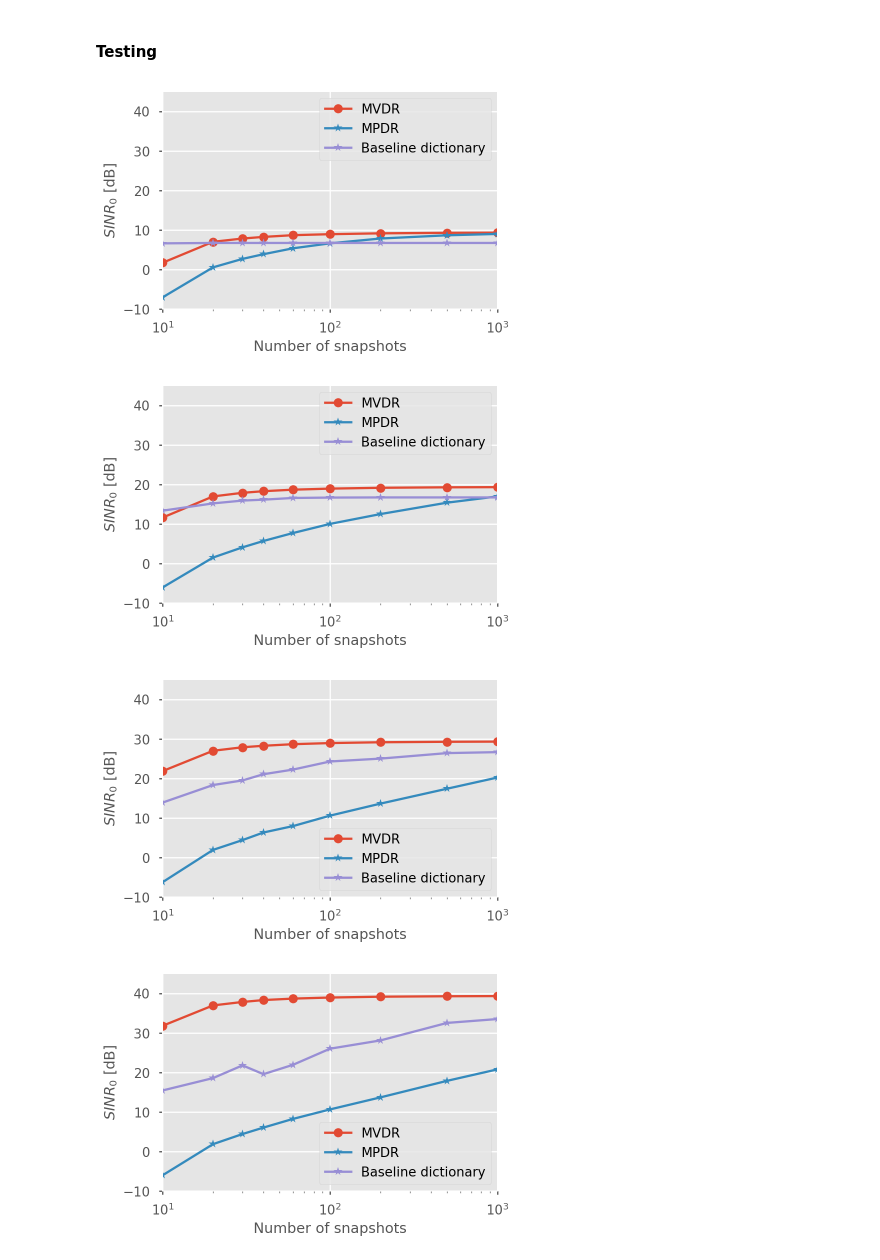
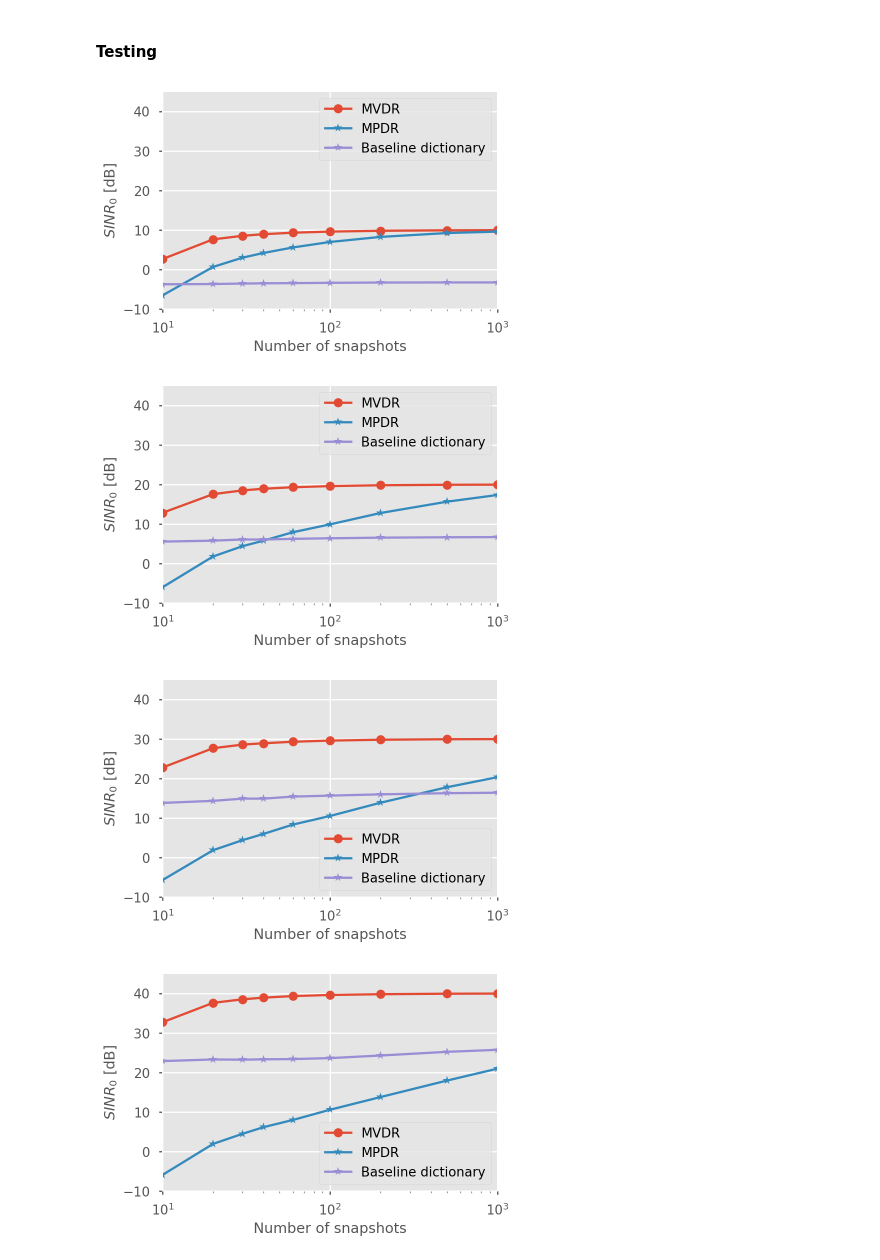
Before and after one commit to dung-n-tran/speech-enhancement-beamforming, a Jupyter notebook: playground_baseline_dictionary_simple.ipynb, the cells around one changed output. Saved outputs shown, nothing was run; the diff lists cells and outputs as text; code cells hidden in the pictures.

```diff
--- a/playground_baseline_dictionary_simple.ipynb
+++ b/playground_baseline_dictionary_simple.ipynb
@@ -79,7 +79,7 @@ sigma_n = 1
 # %% [markdown]
 #### Training data
 # %%
-n_training_samples = 1000
+n_training_samples = 10
 training_snapshot = 50
 sigma = 10**(20/10)
 training_noise_interference_data = []
@@ -103,8 +103,9 @@ snapshots = np.array([10, 20, 30, 40, 60, 100, 200, 500, 1000])
 n_snapshots = len(snapshots)
 ui1 = np.random.uniform(0, 1)
 ui2 = np.random.uniform(0, 1)
+# ui2 = 100
 sigma_1 = 10**(20/10)
-sigma_2 = 0*10**(20/10)
+sigma_2 = 10**(20/10)
 vi1 = np.exp(1j*2*np.pi*d_array*ui1)
 vi2 = np.exp(1j*2*np.pi*d_array*ui2)
 Rn = sigma_1*vi1.dot(vi1.transpose().conjugate()) + sigma_2*vi2.dot(vi2.transpose().conjugate()) + sigma_n*np.identity(n_mics)
@@ -139,34 +140,34 @@ for i_SNR in range(n_SNRs):
 
             sv = vs*ss
             nv = vi1*ii1 + vi2*ii2 + nn
             xx = sv + nv
 
             Rnhat = nv.dot(nv.transpose().conjugate()) / snapshot
             Rxhat = xx.dot(xx.transpose().conjugate()) / snapshot
 
             Rnhatinv = np.linalg.inv(Rnhat)
             Rxhatinv = np.linalg.inv(Rxhat)
 
             wv = Rnhatinv.dot(vs) / (vs.transpose().conjugate().dot(Rnhatinv).dot(vs))
             wp = Rxhatinv.dot(vs) / (vs.transpose().conjugate().dot(Rxhatinv).dot(vs))
             w_baseline_p = dictionary.choose_weights(xx)
 
             sinr_mvdr[i_trial] = np.real(wv.transpose().conjugate().dot(Rs).dot(wv)) / np.real(wv.transpose().conjugate().dot(Rn).dot(wv)) / SINRopt
             sinr_mpdr[i_trial] = np.real(wp.transpose().conjugate().dot(Rs).dot(wp)) / np.real(wp.transpose().conjugate().dot(Rn).dot(wp)) / SINRopt
             sinr_baseline_mpdr[i_trial] = np.real(w_baseline_p.transpose().conjugate().dot(Rs).dot(w_baseline_p)) / np.real(w_baseline_p.transpose().conjugate().dot(Rn).dot(w_baseline_p)) / SINRopt
         sinr_snr_mvdr[i_SNR, i_snapshot] = np.sum(sinr_mvdr) / n_trials
         sinr_snr_mpdr[i_SNR, i_snapshot] = np.sum(sinr_mpdr) / n_trials
         sinr_snr_baseline_mpdr[i_SNR, i_snapshot] = np.sum(sinr_baseline_mpdr) / n_trials
     fig = plt.figure(); ax = fig.add_subplot(111)
     ax.semilogx(snapshots, 10*np.log10(sinr_snr_mvdr[i_SNR, :]*SINRopt), marker="o")
     ax.semilogx(snapshots, 10*np.log10(sinr_snr_mpdr[i_SNR, :]*SINRopt), marker="*")
     ax.semilogx(snapshots, 10*np.log10(sinr_snr_baseline_mpdr[i_SNR, :]*SINRopt), marker="*")
     ax.set_xlim(10, 1000); ax.set_ylim(-10, 45)
     ax.legend(["MVDR", "MPDR", "Baseline dictionary"])
     ax.set_xlabel("Number of snapshots")
     ax.set_ylabel(r"$SINR_0$ [dB]")
 # %% [output]
-[figure, old version]
+[figure, new version]
-[figure, old version]
+[figure, new version]
-[figure, old version]
+[figure, new version]
-[figure, old version]
+[figure, new version]
```
Also changed, not shown: 4 other files.
